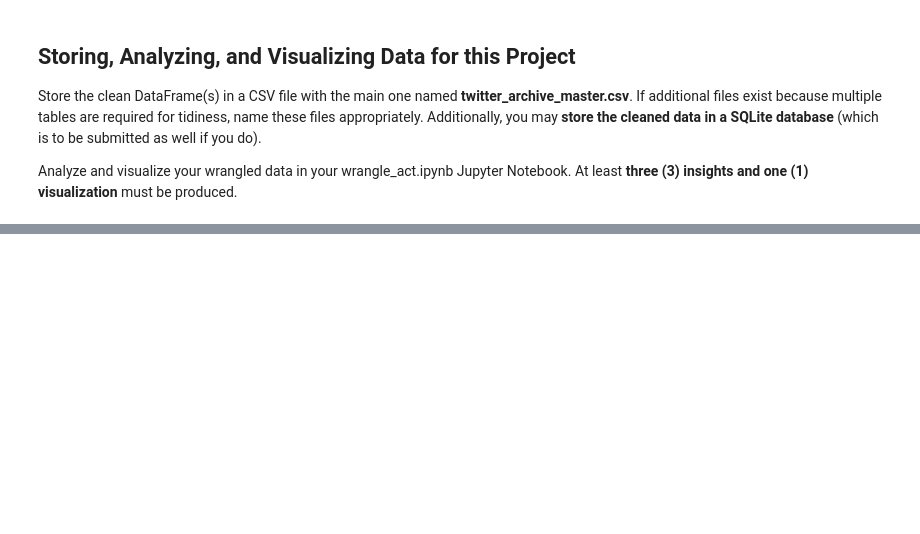
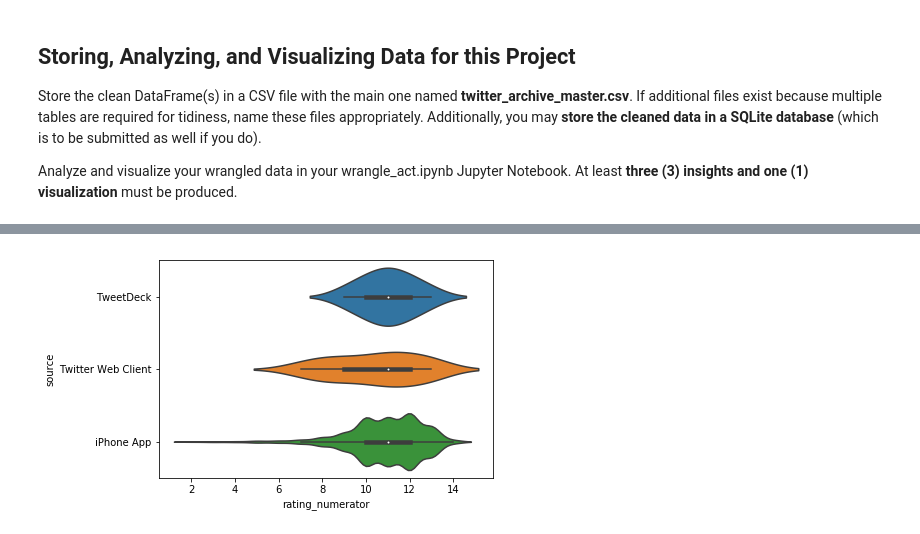
Before and after one commit to teragotti/DAND_data_wrangling, a Jupyter notebook: wrangle_act.ipynb, the cells around one changed output, grey strips where cells are left out. Saved outputs shown, nothing was run; the diff lists cells and outputs as text; code cells hidden in the pictures; blank space fills up the shorter version.

```diff
--- a/wrangle_act.ipynb
+++ b/wrangle_act.ipynb
@@ -629,0 +889,2 @@ Analyze and visualize your wrangled data in your wrangle_act.ipynb Jupyter Noteb
+# %%
+df_master = pd.read_csv('twitter_archive_master.csv')
@@ -629,0 +914,6 @@ Analyze and visualize your wrangled data in your wrangle_act.ipynb Jupyter Noteb
+# %%
+df_master.source = df_master.source.astype('category')
+df_master.dog_stage = df_master.dog_stage.astype('category')
+df_master.dog = df_master.dog.astype('category')
+df_master.create_HH24 = df_master.create_HH24.astype('category')
+df_master.info()
@@ -629,0 +941,4 @@ Analyze and visualize your wrangled data in your wrangle_act.ipynb Jupyter Noteb
+# %%
+sns.violinplot(x = "rating_numerator", y="source", data=df_master);
+# %% [output]
+[figure, added]
```
Also changed, not shown: parts of 93 cells of this notebook, 1 other file.
